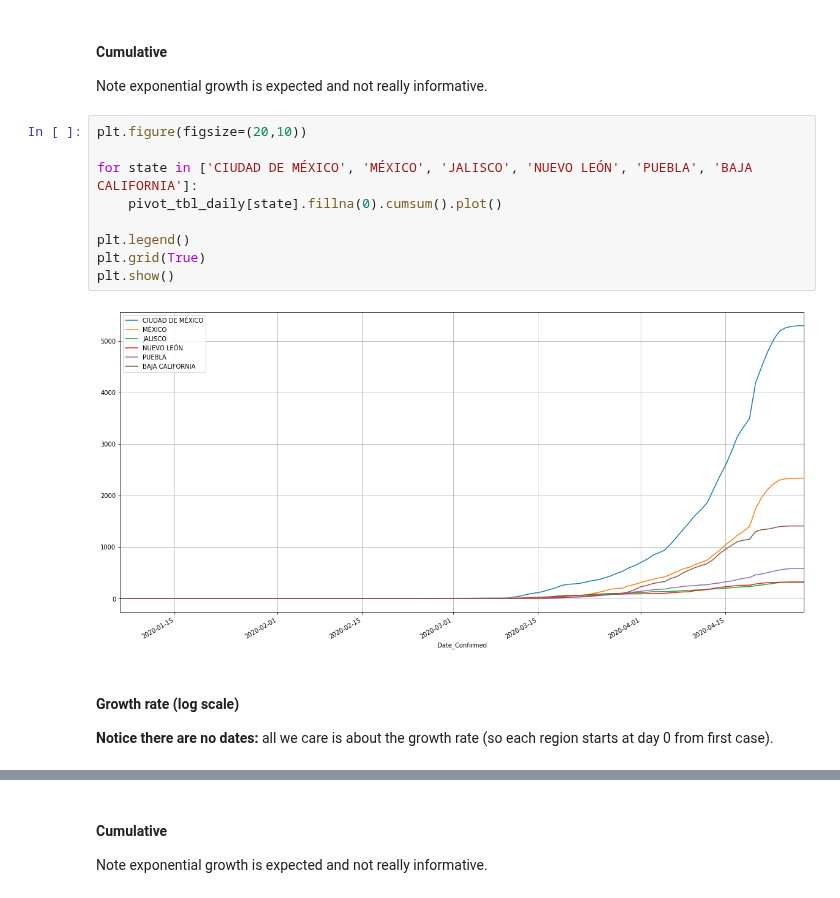
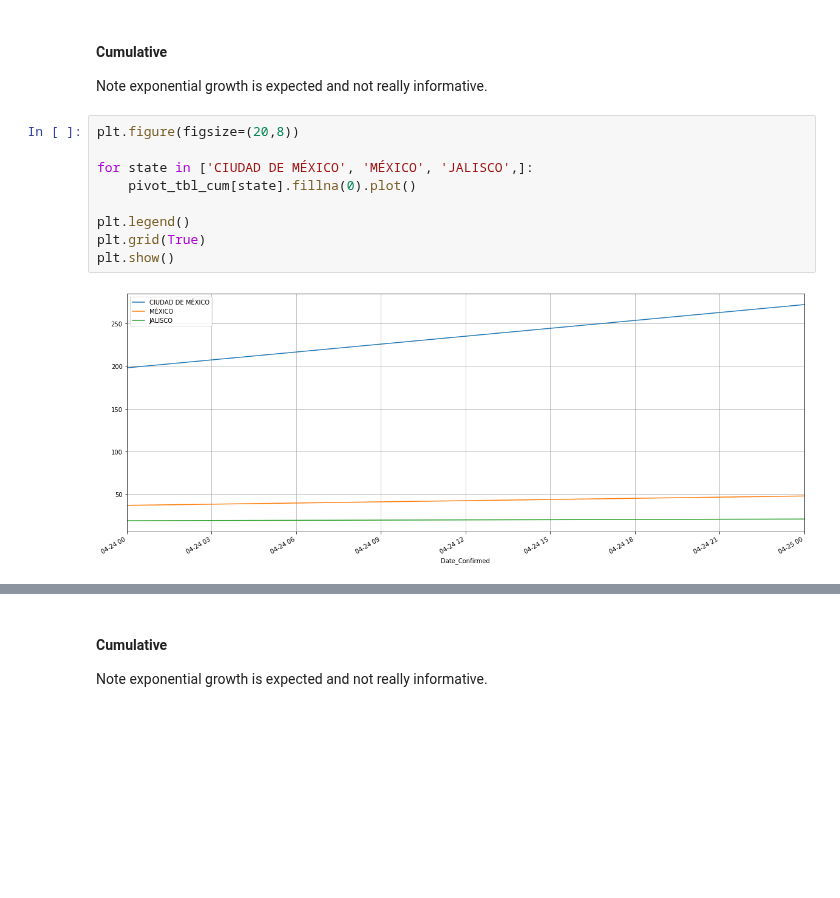
Before and after one commit to marianarf/covid19_mexico_analysis, a Jupyter notebook: mexico_cases_by_date.ipynb, the cells around one changed output, grey strips where cells are left out. Drawn from its saved outputs; the diff is of its cells as text; blank space fills up the shorter version.

```diff
--- a/mexico_cases_by_date.ipynb
+++ b/mexico_cases_by_date.ipynb
@@ -79,19 +79,16 @@ import matplotlib.pyplot as plt
 #### Cumulative
 Note exponential growth is expected and not really informative.
 # %%
-plt.figure(figsize=(20,10))
+plt.figure(figsize=(20,8))
 
-for state in ['CIUDAD DE MÉXICO', 'MÉXICO', 'JALISCO', 'NUEVO LEÓN', 'PUEBLA', 'BAJA CALIFORNIA']:
-    pivot_tbl_daily[state].fillna(0).cumsum().plot()
+for state in ['CIUDAD DE MÉXICO', 'MÉXICO', 'JALISCO',]:
+    pivot_tbl_cum[state].fillna(0).plot()
 
 plt.legend()
 plt.grid(True)
 plt.show()
 # %% [output]
-[figure, old version]
+[figure, new version]
-# %% [markdown]
-#### Growth rate (log scale)
-**Notice there are no dates:** all we care is about the growth rate (so each region starts at day 0 from first case).
 # %%
 len(pivot_tbl_daily)
 # %% [output]
```
Also changed, not shown: parts of 3 cells of this notebook, 10 other files.
